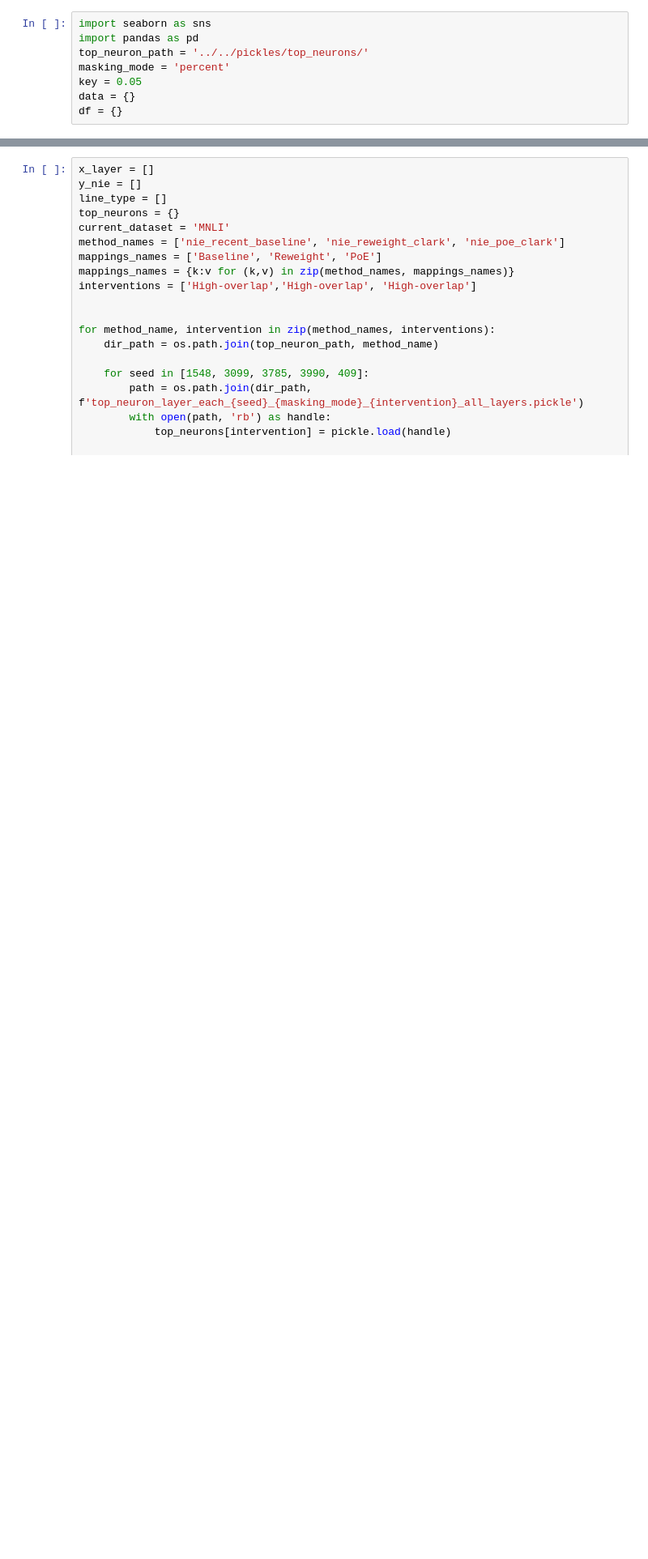
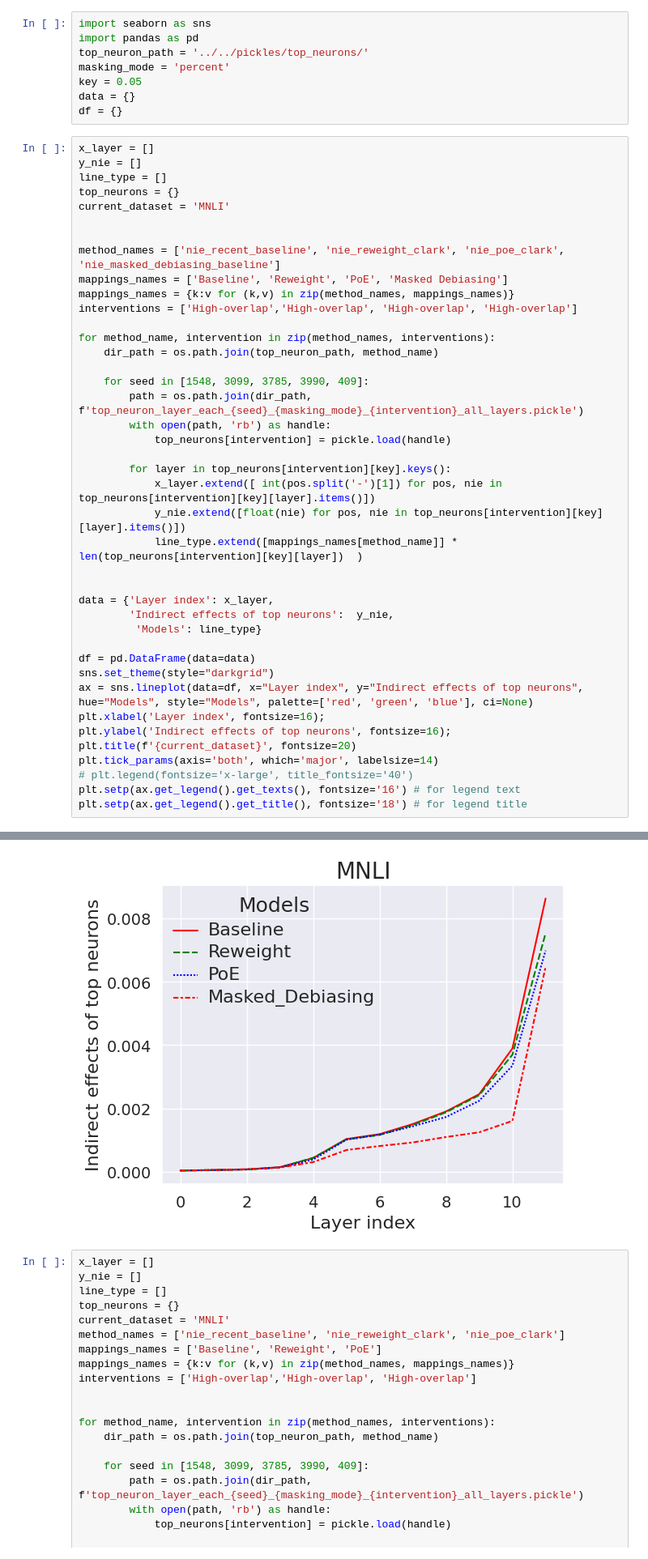
Before and after one commit to sitiporn/DebiasNeuro-components, a Jupyter notebook: notebooks/CMA_Comparision_Models.ipynb, the cells around one changed output, grey strips where cells are left out. Shown at 81% size. Cells and saved outputs as stored; diff of their text form; blank space fills up the shorter version.

Commit message:
add quantifying bias  of Masked Debiasing method

```diff
--- a/notebooks/CMA_Comparision_Models.ipynb
+++ b/notebooks/CMA_Comparision_Models.ipynb
@@ -22,3 +22,45 @@ masking_mode = 'percent'
 key = 0.05
 data = {}
 df = {}
+# %%
+x_layer = []
+y_nie = []
+line_type = []
+top_neurons = {}
+current_dataset = 'MNLI'
+
+
+method_names = ['nie_recent_baseline', 'nie_reweight_clark', 'nie_poe_clark', 'nie_masked_debiasing_baseline']
+mappings_names = ['Baseline', 'Reweight', 'PoE', 'Masked Debiasing']
+mappings_names = {k:v for (k,v) in zip(method_names, mappings_names)}
+interventions = ['High-overlap','High-overlap', 'High-overlap', 'High-overlap']
+
+for method_name, intervention in zip(method_names, interventions):
+    dir_path = os.path.join(top_neuron_path, method_name)
+
+    for seed in [1548, 3099, 3785, 3990, 409]:
+        path = os.path.join(dir_path, f'top_neuron_layer_each_{seed}_{masking_mode}_{intervention}_all_layers.pickle')
+        with open(path, 'rb') as handle:
+            top_neurons[intervention] = pickle.load(handle)
+
+        for layer in top_neurons[intervention][key].keys():
+            x_layer.extend([ int(pos.split('-')[1]) for pos, nie in top_neurons[intervention][key][layer].items()])
+            y_nie.extend([float(nie) for pos, nie in top_neurons[intervention][key][layer].items()])
+            line_type.extend([mappings_names[method_name]] * len(top_neurons[intervention][key][layer])  )
+
+
+data = {'Layer index': x_layer,
+        'Indirect effects of top neurons':  y_nie,
+         'Models': line_type}
+
+df = pd.DataFrame(data=data)
+sns.set_theme(style="darkgrid")
+ax = sns.lineplot(data=df, x="Layer index", y="Indirect effects of top neurons",  hue="Models", style="Models", palette=['red', 'green', 'blue'], ci=None)
+plt.xlabel('Layer index', fontsize=16);
+plt.ylabel('Indirect effects of top neurons', fontsize=16);
+plt.title(f'{current_dataset}', fontsize=20)
+plt.tick_params(axis='both', which='major', labelsize=14)
+# plt.legend(fontsize='x-large', title_fontsize='40')
+plt.setp(ax.get_legend().get_texts(), fontsize='16') # for legend text
+plt.setp(ax.get_legend().get_title(), fontsize='18') # for legend title
+# %% [output]
@@ -25,3 +73,4 @@ df = {}
+[figure, added]
 # %%
 x_layer = []
 y_nie = []
```
Also changed, not shown: parts of 1 cell of this notebook.
